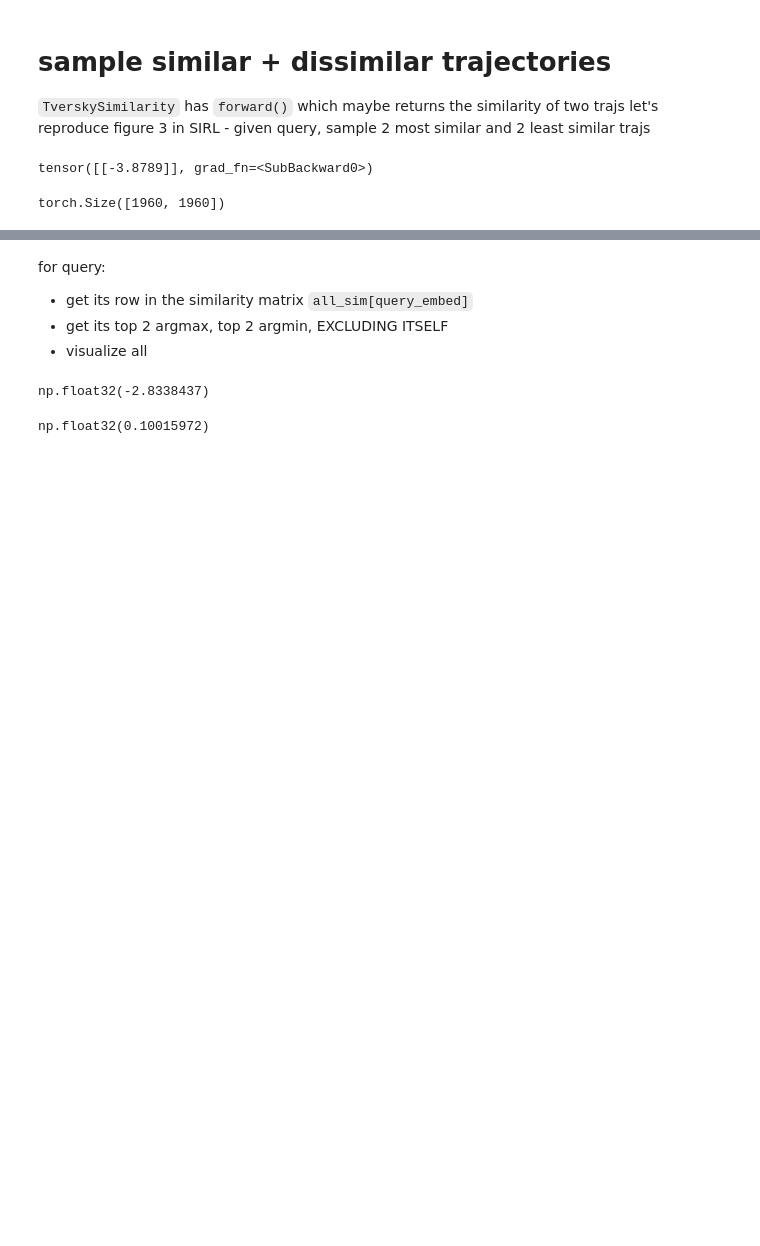
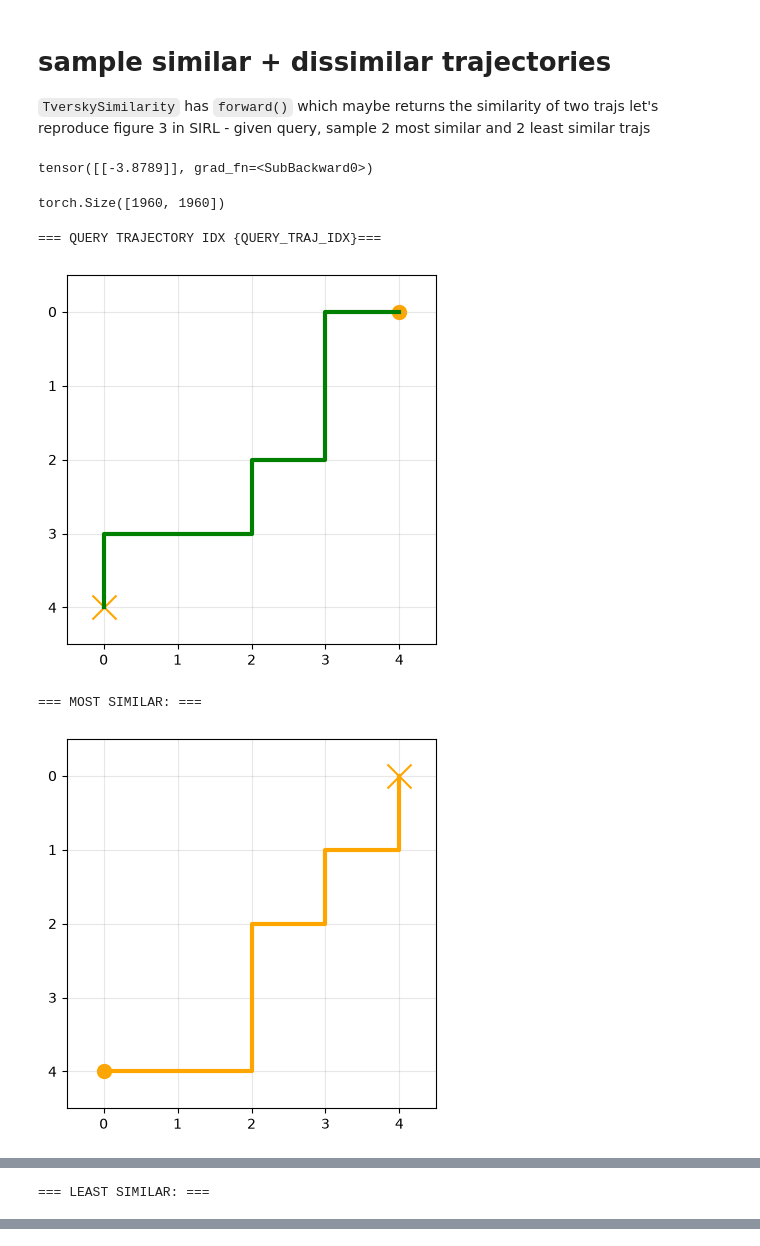
Before and after one commit to mirandali707/tversky_sirl, a Jupyter notebook: experiments/001-sirl-cleanup/src/tversky_features.ipynb, the cells around one changed output, grey strips where cells are left out. Saved outputs shown, nothing was run; the diff lists cells and outputs as text; code cells hidden in the pictures; blank space fills up the shorter version.

Commit message:
cleanup + cell can be rerun with new query trajs

```diff
--- a/experiments/001-sirl-cleanup/src/tversky_features.ipynb
+++ b/experiments/001-sirl-cleanup/src/tversky_features.ipynb
@@ -176,5 +178,29 @@ all_sim.shape
 # %% [output]
 torch.Size([1960, 1960])
 # %%
-QUERY_TRAJ_IDX = 0
+# RERUN THIS CELL FOR RANDOM QUERY
+import random
+
+QUERY_TRAJ_IDX = random.randint(0, len(all_trajs) - 1)
+TOP_N = 2
+
 query_embed = centered_embeds[QUERY_TRAJ_IDX].detach().unsqueeze(0)
+query_sim = all_sim.detach().numpy()[QUERY_TRAJ_IDX]
+indices_sorted_by_similarity = np.argsort(query_sim)
+least_similar = indices_sorted_by_similarity[:TOP_N] # starts with negative similarity, since sort is ascending
+most_similar = indices_sorted_by_similarity[-TOP_N:]
+
+query_traj = all_trajs[QUERY_TRAJ_IDX]
+print("=== QUERY TRAJECTORY IDX {QUERY_TRAJ_IDX}===")
+env.visualize_one_traj(query_traj)
+print("=== MOST SIMILAR: ===")
+for i in most_similar:
+    env.visualize_one_traj(all_trajs[i])
+print("=== LEAST SIMILAR: ===")
+for i in least_similar:
+    env.visualize_one_traj(all_trajs[i])
+# %% [output]
+=== QUERY TRAJECTORY IDX {QUERY_TRAJ_IDX}===
+[figure, added]
+=== MOST SIMILAR: ===
+[figure, added]
@@ -180,0 +208 @@ query_embed = centered_embeds[QUERY_TRAJ_IDX].detach().unsqueeze(0)
+=== LEAST SIMILAR: ===
@@ -181,5 +210,0 @@ query_embed = centered_embeds[QUERY_TRAJ_IDX].detach().unsqueeze(0)
-# %% [markdown]
-for query:
-* get its row in the similarity matrix `all_sim[query_embed]`
-* get its top 2 argmax, top 2 argmin, EXCLUDING ITSELF
-* visualize all
@@ -188,8 +210,0 @@ query_sim = all_sim.detach().numpy()[QUERY_TRAJ_IDX]
-# %%
-min(query_sim)
-# %% [output]
-np.float32(-2.8338437)
-# %%
-max(query_sim)
-# %% [output]
-np.float32(0.10015972)
```
Also changed, not shown: parts of 6 cells of this notebook, 1 other file.
